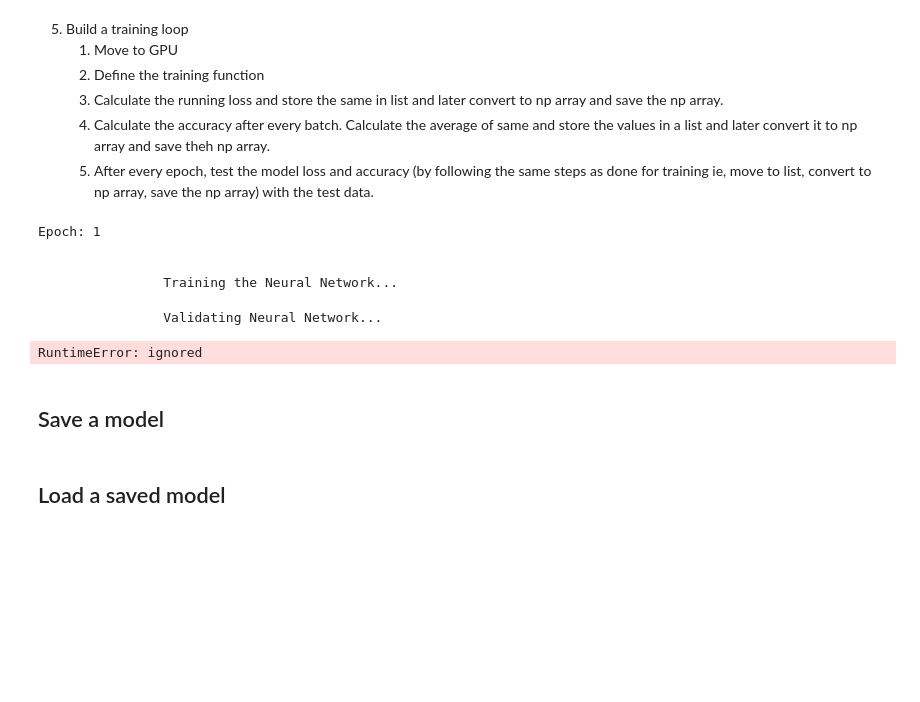
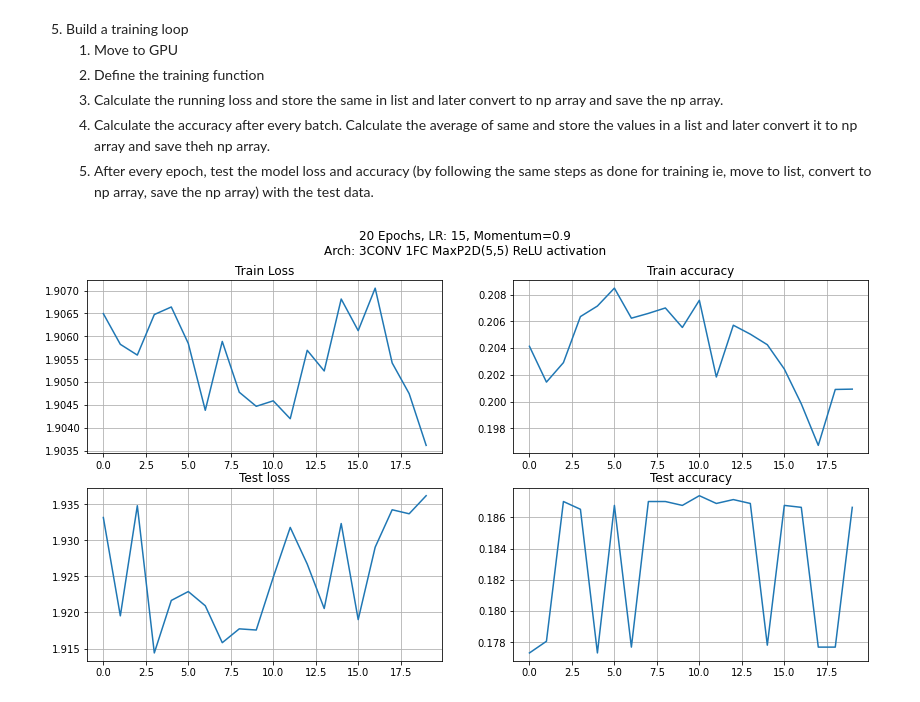
Before and after one commit to insaiyancvk/Dere-Net, a Jupyter notebook: Dere_Net_dirty_work_colab.ipynb, the cells around one changed output. Drawn from its saved outputs; the diff is of its cells as text; code cells hidden in the pictures; blank space fills up the shorter version.

Commit message:
Finish few training steps with different hyperparameters

```diff
--- a/Dere_Net_dirty_work_colab.ipynb
+++ b/Dere_Net_dirty_work_colab.ipynb
@@ -230,12 +223,6 @@ class Net(nn.Module):
         #x = F.relu(self.fc2(x))
         #x = self.fc3(x)
         return x
-# %%
-#@title
-net =  Net()
-criterion = nn.CrossEntropyLoss()
-optimizer = optim.SGD(net.parameters(), lr=0.0005, momentum=0.9)
-items = iter(train_loader)
 # %%
 #@title
 # Testing if all the parameters of the NN are set properly
@@ -381,36 +353,0 @@ a,b,c,d = [1,2,3,4],[23,44,23,54],[]
-# %%
-train_loss_vals = []
-train_accuracy_vals = []
-test_loss_vals = []
-test_accuracy_vals = []
-
-for ep in range(EPOCH):
-  print(f"Epoch: {ep+1}\n")
-  vals = epoch(net, test_loader, train_loader, loss_func, optimizer, device)
-  print(f"Train Loss: {vals[0]}")
-  print(f"Train Accuracy: {vals[1]}")
-  print(f"Test Loss: {vals[2]}")
-  print(f"Test accuracy: {vals[3]}")
-  train_loss_vals.append(vals[0])
-  train_accuracy_vals.append(vals[1])
-  test_loss_vals.append(vals[2])
-  test_accuracy_vals.append(vals[3])
-  print("\n\n")
-
-fig, a = plt.subplots(1,4, squeeze=False, figsize=(17,5))
-a[0][0].plot(train_loss_vals)
-a[0][0].set_title("Train Loss")
-a[0][1].plot(train_accuracy_vals)
-a[0][1].set_title("Train accuracy")
-a[0][2].plot(test_loss_vals)
-a[0][2].set_title("Test loss")
-a[0][3].plot(test_accuracy_loss)
-a[0][3].set_title("Test accuracy")
-plt.show()
-# %% [output]
-Epoch: 1
-
-
-                Training the Neural Network...
-                Validating Neural Network...
-RuntimeError: ignored
@@ -423,2 +354,6 @@ LOSS = 1.9
-# %% [markdown]
-## Save a model
+# %%
+#@title Model Hyperparameters
+EPOCH = 20 #@param {type:"integer"}
+MOMENTUM = 0.9 #@param {type:"number"}
+# Change LR dynamically
+# LR = 0.015 #@param {type:"number"}
@@ -425 +393,20 @@ LOSS = 1.9
+# %%
+fig, a = plt.subplots(2,2, squeeze=False, figsize=(14,7))
+a[0][0].plot(train_loss_vals)
+a[0][0].set_title("Train Loss")
+a[0][0].grid(True)
+a[0][1].plot(train_accuracy_vals)
+a[0][1].set_title("Train accuracy")
+a[0][1].grid(True)
+a[1][0].plot(test_loss_vals)
+a[1][0].set_title("Test loss")
+a[1][0].grid(True)
+a[1][1].plot(test_accuracy_vals)
+a[1][1].set_title("Test accuracy")
+a[1][1].grid(True)
+fig.suptitle(f"{EPOCH} Epochs, LR: {str(optimizer.param_groups[0]['lr']).replace('0.','')}, Momentum={MOMENTUM}\nArch: 3CONV 1FC MaxP2D(5,5) ReLU activation\n")
+plt.show()
+fig.savefig(f"{FOLDERS['PERFORMANCE']}/{EPOCH}epochLR{str(str(optimizer.param_groups[0]['lr']).replace('0.','')).replace('0.','')}.jpg")
+# %% [output]
+[figure, added]
 # %%
@@ -432,6 +419,4 @@ torch.save({
     'loss': LOSS
 },
     PATH+MODEL1)
-# %% [markdown]
-## Load a saved model
 # %%
```
Also changed, not shown: parts of 12 cells of this notebook.
